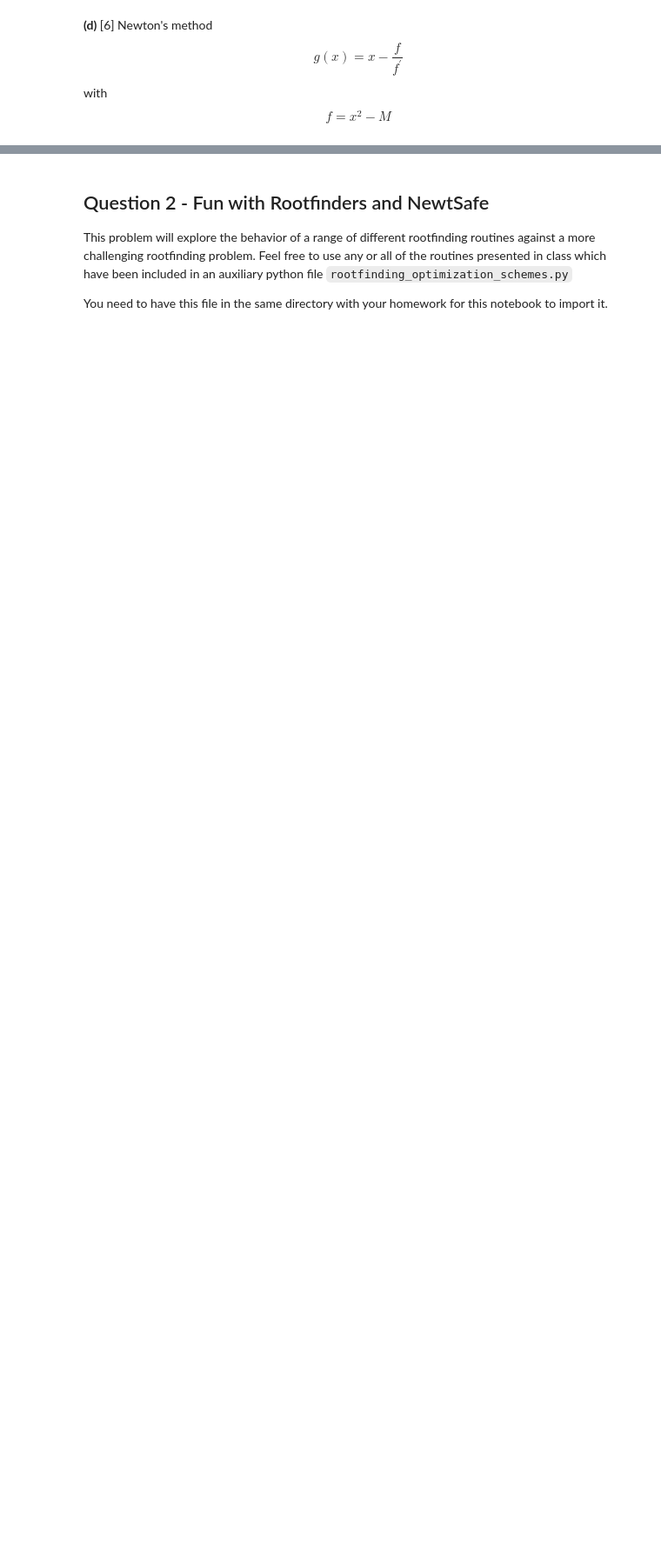
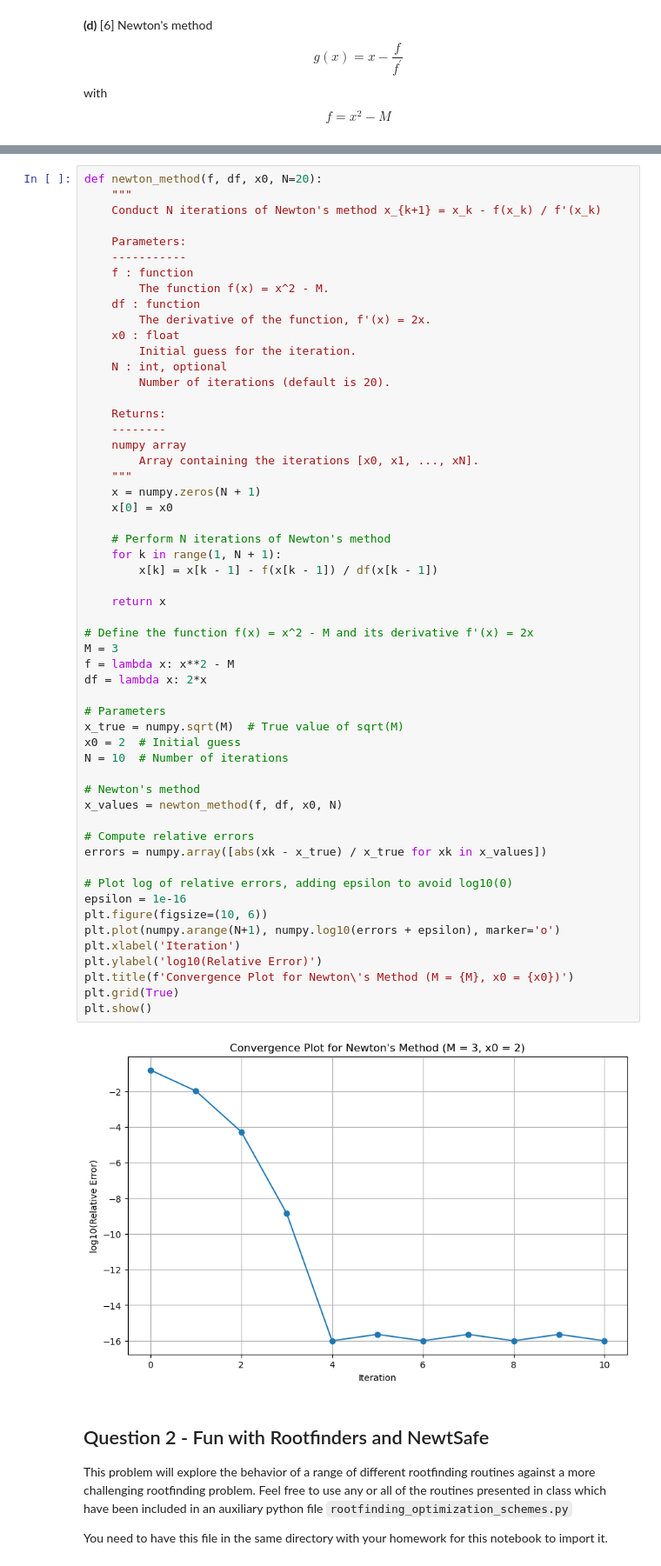
Before and after one commit to ArminNouri/intro-numerical-methods, a Jupyter notebook: hw2/HW2_roots.ipynb, the cells around one changed output, grey strips where cells are left out. Shown at 87% size. Cells and saved outputs as stored; diff of their text form; blank space fills up the shorter version.

```diff
--- a/hw2/HW2_roots.ipynb
+++ b/hw2/HW2_roots.ipynb
@@ -219,3 +399,60 @@ raise NotImplementedError()
+# %%
+def newton_method(f, df, x0, N=20):
+    """
+    Conduct N iterations of Newton's method x_{k+1} = x_k - f(x_k) / f'(x_k)
+
+    Parameters:
+    -----------
+    f : function
+        The function f(x) = x^2 - M.
+    df : function
+        The derivative of the function, f'(x) = 2x.
+    x0 : float
+        Initial guess for the iteration.
+    N : int, optional
+        Number of iterations (default is 20).
+
+    Returns:
+    --------
+    numpy array
+        Array containing the iterations [x0, x1, ..., xN].
+    """
+    x = numpy.zeros(N + 1)
+    x[0] = x0
+
+    # Perform N iterations of Newton's method
+    for k in range(1, N + 1):
+        x[k] = x[k - 1] - f(x[k - 1]) / df(x[k - 1])
+
+    return x
+
+# Define the function f(x) = x^2 - M and its derivative f'(x) = 2x
+M = 3
+f = lambda x: x**2 - M
+df = lambda x: 2*x
+
+# Parameters
+x_true = numpy.sqrt(M)  # True value of sqrt(M)
+x0 = 2  # Initial guess
+N = 10  # Number of iterations
+
+# Newton's method
+x_values = newton_method(f, df, x0, N)
+
+# Compute relative errors
+errors = numpy.array([abs(xk - x_true) / x_true for xk in x_values])
+
+# Plot log of relative errors, adding epsilon to avoid log10(0)
+epsilon = 1e-16
+plt.figure(figsize=(10, 6))
+plt.plot(numpy.arange(N+1), numpy.log10(errors + epsilon), marker='o')
+plt.xlabel('Iteration')
+plt.ylabel('log10(Relative Error)')
+plt.title(f'Convergence Plot for Newton\'s Method (M = {M}, x0 = {x0})')
+plt.grid(True)
+plt.show()
+# %% [output]
+[figure, added]
 # %% [markdown]
 ## Question 2 - Fun with Rootfinders and NewtSafe
 
```
Also changed, not shown: parts of 8 cells of this notebook.
